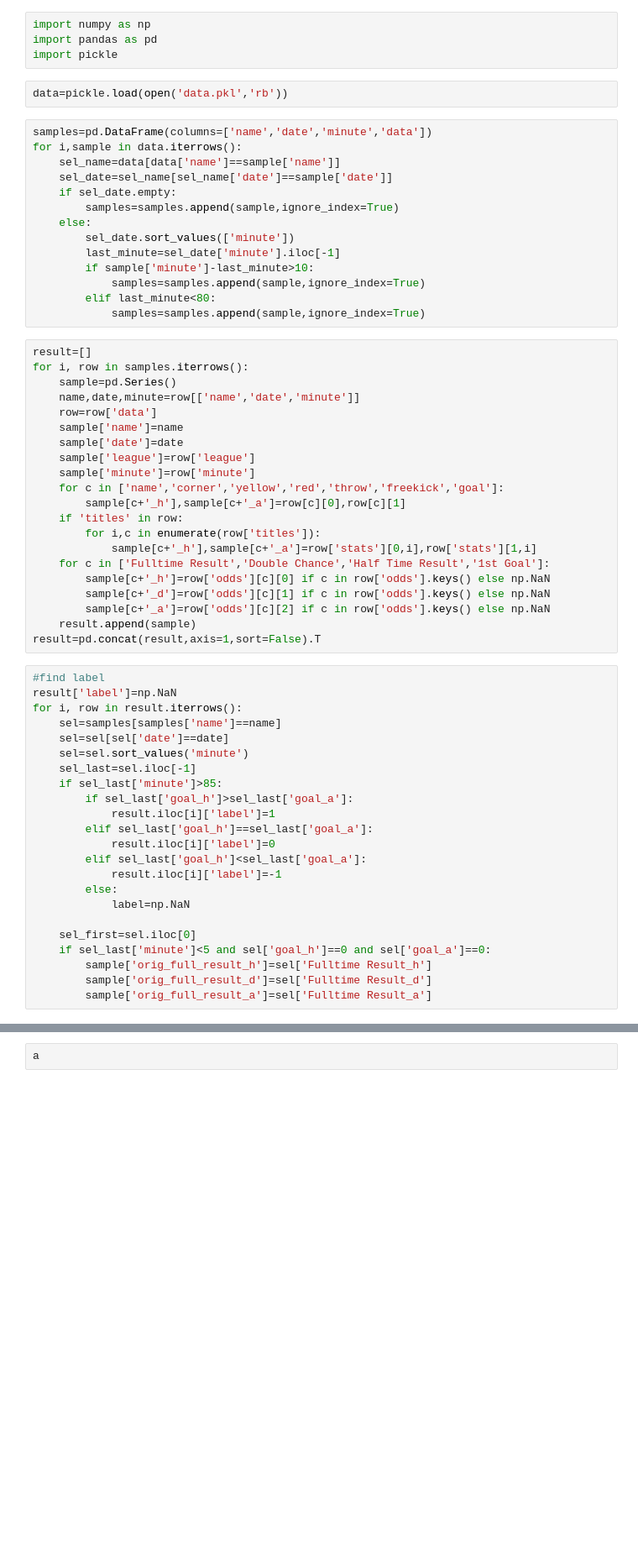
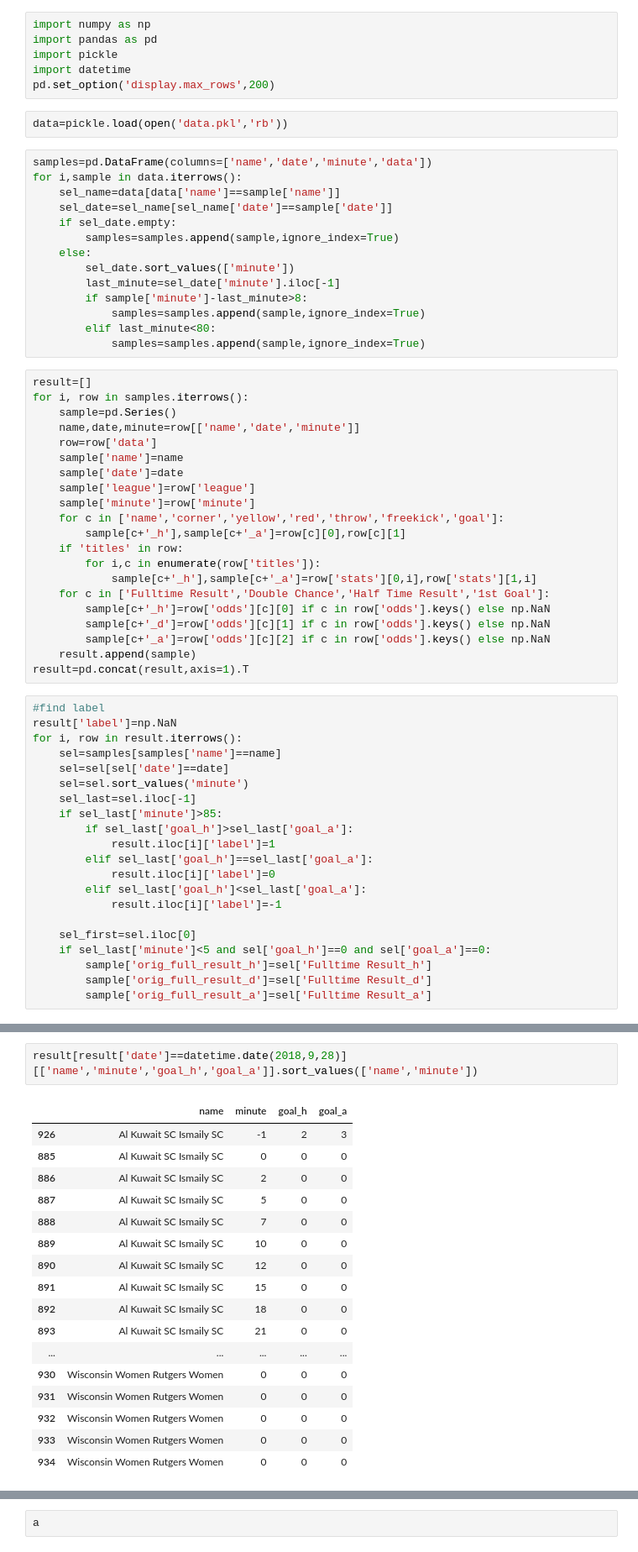
Before and after one commit to woolpeeker/bet365_data, a Jupyter notebook: data/Untitled.ipynb, the cells around one changed output, grey strips where cells are left out. Shown at 84% size. Cells and saved outputs as stored; diff of their text form; blank space fills up the shorter version.

```diff
--- a/data/Untitled.ipynb
+++ b/data/Untitled.ipynb
@@ -2,6 +2,8 @@
 import numpy as np
 import pandas as pd
 import pickle
+import datetime
+pd.set_option('display.max_rows',200)
 # %%
 data=pickle.load(open('data.pkl','rb'))
 # %%
@@ -14,7 +16,7 @@ for i,sample in data.iterrows():
     else:
         sel_date.sort_values(['minute'])
         last_minute=sel_date['minute'].iloc[-1]
-        if sample['minute']-last_minute>10:
+        if sample['minute']-last_minute>8:
             samples=samples.append(sample,ignore_index=True)
         elif last_minute<80:
             samples=samples.append(sample,ignore_index=True)
@@ -38,7 +40,7 @@ for i, row in samples.iterrows():
         sample[c+'_d']=row['odds'][c][1] if c in row['odds'].keys() else np.NaN
         sample[c+'_a']=row['odds'][c][2] if c in row['odds'].keys() else np.NaN
     result.append(sample)
-result=pd.concat(result,axis=1,sort=False).T
+result=pd.concat(result,axis=1).T
 # %%
 #find label
 result['label']=np.NaN
@@ -54,8 +56,6 @@ for i, row in result.iterrows():
             result.iloc[i]['label']=0
         elif sel_last['goal_h']<sel_last['goal_a']:
             result.iloc[i]['label']=-1
-        else:
-            label=np.NaN
 
     sel_first=sel.iloc[0]
     if sel_last['minute']<5 and sel['goal_h']==0 and sel['goal_a']==0:
@@ -85,0 +85,20 @@ result.sort_values(['name','minute'])
+# %%
+result[result['date']==datetime.date(2018,9,28)][['name','minute','goal_h','goal_a']].sort_values(['name','minute'])
+# %% [output]
+|  | name | minute | goal_h | goal_a |
+| 926 | Al Kuwait SC Ismaily SC | -1 | 2 | 3 |
+| 885 | Al Kuwait SC Ismaily SC | 0 | 0 | 0 |
+| 886 | Al Kuwait SC Ismaily SC | 2 | 0 | 0 |
+| 887 | Al Kuwait SC Ismaily SC | 5 | 0 | 0 |
+| 888 | Al Kuwait SC Ismaily SC | 7 | 0 | 0 |
+| 889 | Al Kuwait SC Ismaily SC | 10 | 0 | 0 |
+| 890 | Al Kuwait SC Ismaily SC | 12 | 0 | 0 |
+| 891 | Al Kuwait SC Ismaily SC | 15 | 0 | 0 |
+| 892 | Al Kuwait SC Ismaily SC | 18 | 0 | 0 |
+| 893 | Al Kuwait SC Ismaily SC | 21 | 0 | 0 |
+| ... | ... | ... | ... | ... |
+| 930 | Wisconsin Women Rutgers Women | 0 | 0 | 0 |
+| 931 | Wisconsin Women Rutgers Women | 0 | 0 | 0 |
+| 932 | Wisconsin Women Rutgers Women | 0 | 0 | 0 |
+| 933 | Wisconsin Women Rutgers Women | 0 | 0 | 0 |
+| 934 | Wisconsin Women Rutgers Women | 0 | 0 | 0 |
```
Also changed, not shown: parts of 3 cells of this notebook, 4 other files.
